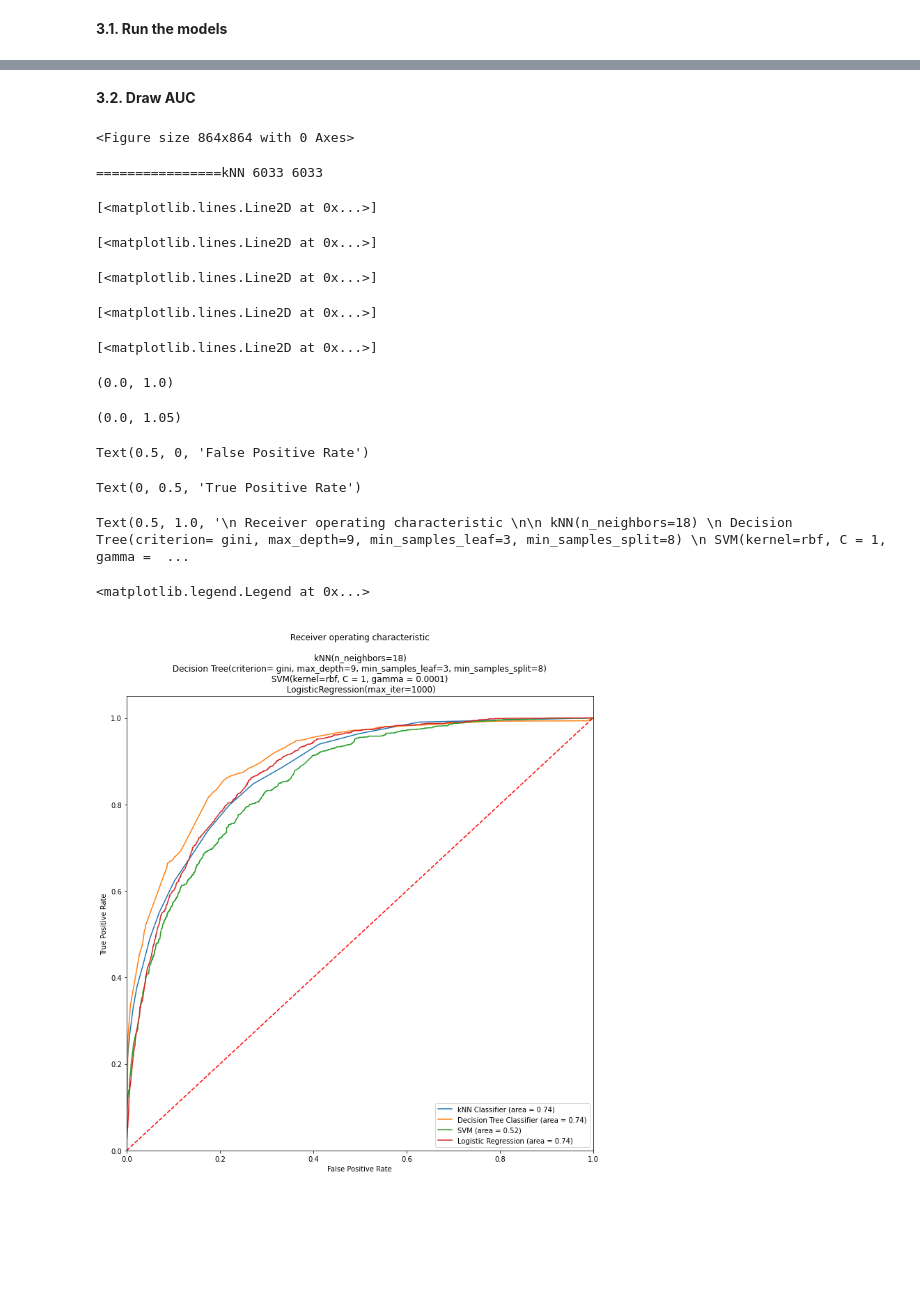
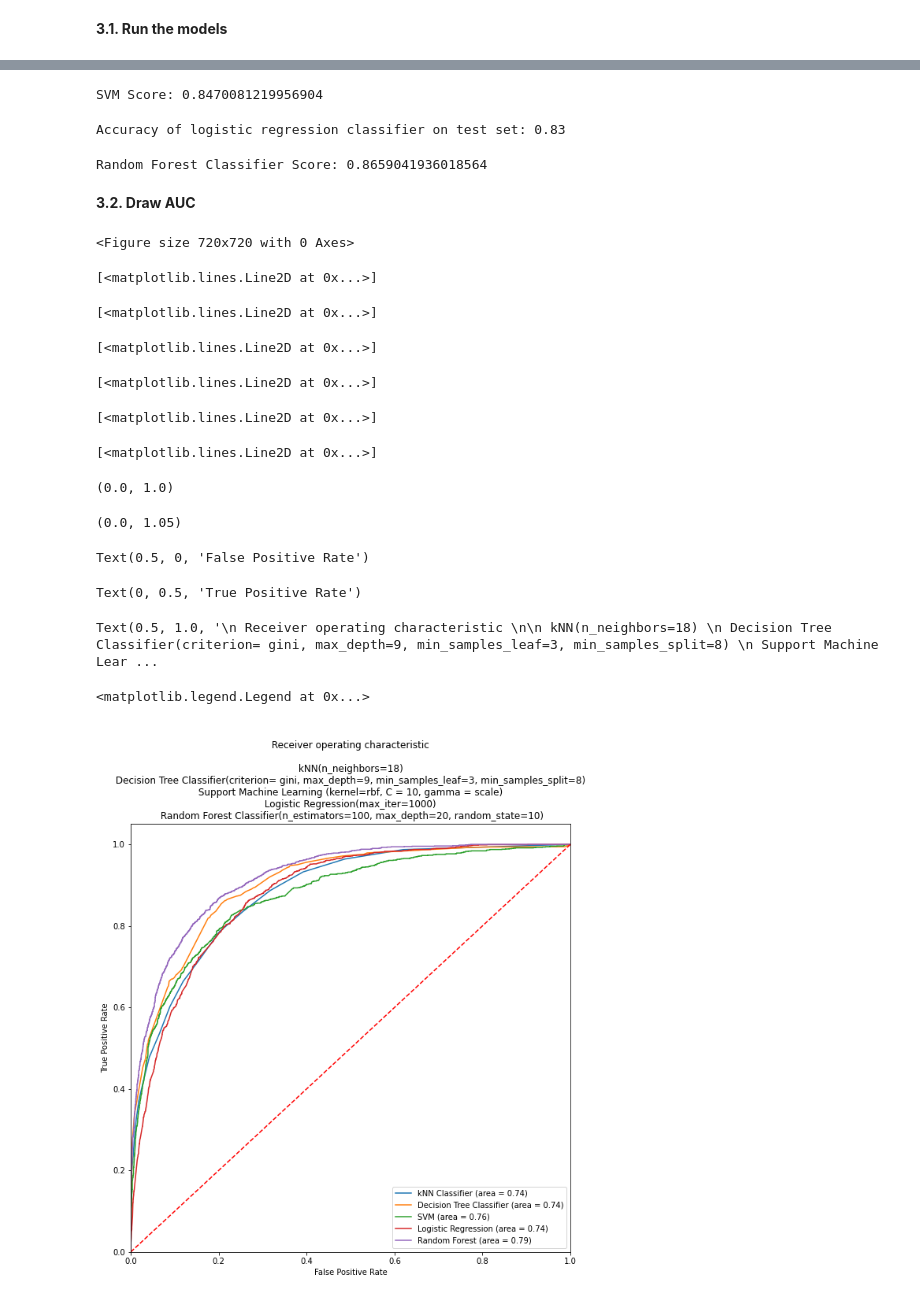
Before and after one commit to ngonhan2k5/cs-ml, a Jupyter notebook: proj1/AUC_Curve.ipynb, the cells around one changed output, grey strips where cells are left out. Drawn from its saved outputs; the diff is of its cells as text; code cells hidden in the pictures; blank space fills up the shorter version.

```diff
--- a/proj1/AUC_Curve.ipynb
+++ b/proj1/AUC_Curve.ipynb
@@ -164,9 +162,7 @@ def svm(df, test_size):
   # Spliting into 80% for training set and 20% for testing set
   X_train, x_test, Y_train, y_test = train_test_split(X, Y, test_size=test_size, random_state=42)
 
-  #Best parameters set found on development set:
-  #{'C': 1, 'gamma': 0.0001, 'kernel': 'rbf'}
-  svc_clf = SVC(kernel='rbf', C = 1, gamma = 0.0001)
+  svc_clf = SVC(kernel='rbf', C = 10, gamma = 'scale')
   svc_clf.fit(X_train, Y_train)
   score= svc_clf.score(x_test, y_test)
   print("SVM Score:", score)
@@ -220,11 +216,7 @@ def logit(df, test_size):
   y = combined['income']
 
   from sklearn.model_selection import train_test_split
-  X_train, X_test, y_train, y_test = train_test_split(X, y,
-                                                      random_state=42,
-                                                      stratify=y,
-                                                      test_size=test_size)
-
+  X_train, X_test, y_train, y_test = train_test_split(X, y, random_state=42, stratify=y,test_size=test_size)
 
   from sklearn.linear_model import LogisticRegression
   logreg = LogisticRegression(max_iter=1000)
@@ -251,15 +280,28 @@ Accuracy of logistic regression classifier on test set: 0.83
+# %%
+X_test_svm, y_test_svm, svm_clf= svm(df, test_size)
+# %% [output]
+SVM Score: 0.8470081219956904
+# %%
+X_test_logit, y_test_logit, logit_clf= logit(df, test_size)
+# %% [output]
+Accuracy of logistic regression classifier on test set: 0.83
+# %%
+X_test_rf, y_test_rf, rf_clf= random_forest(df, test_size)
+# %% [output]
+Random Forest Classifier Score: 0.8659041936018564
 # %% [markdown]
 **3.2. Draw AUC**
 # %%
 #ROC Curve
 from sklearn.metrics import roc_curve, auc, roc_auc_score
 
-plt.figure(figsize=(12, 12))
+plt.figure(figsize=(10, 10))
 
-print ("================kNN",  len(X_test_knn), len(y_test_knn))
+# print ("================kNN",  len(X_test_knn), len(y_test_knn))
 # print ("================DT",  len(X_test_dt), len(y_test_dt))
 # print ("================SVM",  len(X_test_svm), len(y_test_logit))
 # print ("================Logistic",  len(X_test_logit), len(y_test_logit))
+# print ("================Random Forest",  len(X_test_rf), len(y_test_rf))
 
 #kNN
 knn_roc_auc = roc_auc_score(y_test_knn, knn_clf.predict(X_test_knn))
@@ -275,37 +317,39 @@ plt.plot(fpr, tpr, label='Decision Tree Classifier (area = %0.2f)' % dt_roc_auc)
 svm_roc_auc = roc_auc_score(y_test_svm, svm_clf.predict(X_test_svm))
 fpr, tpr, thresholds = roc_curve(y_test_svm, svm_clf.decision_function(X_test_svm))
 plt.plot(fpr, tpr, label='SVM (area = %0.2f)' % svm_roc_auc)
 
 #Logit
 logit_roc_auc = roc_auc_score(y_test_logit, logit_clf.predict(X_test_logit))
 fpr, tpr, thresholds = roc_curve(y_test_logit, logit_clf.predict_proba(X_test_logit)[:,1])
 plt.plot(fpr, tpr, label='Logistic Regression (area = %0.2f)' % logit_roc_auc)
 
-
-
+#Random Forest
+rf_roc_auc = roc_auc_score(y_test_rf, rf_clf.predict(X_test_rf))
+fpr, tpr, thresholds = roc_curve(y_test_rf, rf_clf.predict_proba(X_test_rf)[:,1])
+plt.plot(fpr, tpr, label='Random Forest (area = %0.2f)' % rf_roc_auc)
 
 plt.plot([0, 1], [0, 1],'r--')
 plt.xlim([0.0, 1.0])
 plt.ylim([0.0, 1.05])
 plt.xlabel('False Positive Rate')
 plt.ylabel('True Positive Rate')
-title= '\n Receiver operating characteristic \n\n kNN(n_neighbors=18) \n Decision Tree(criterion= gini, max_depth=9, min_samples_leaf=3, min_samples_split=8) \n SVM(kernel=rbf, C = 1, gamma = 0.0001) \n LogisticRegression(max_iter=1000)'
+title= '\n Receiver operating characteristic \n\n kNN(n_neighbors=18) \n Decision Tree Classifier(criterion= gini, max_depth=9, min_samples_leaf=3, min_samples_split=8) \n Support Machine Learning (kernel=rbf, C = 10, gamma = scale) \n Logistic Regression(max_iter=1000) \n Random Forest Classifier(n_estimators=100, max_depth=20, random_state=10)'
 plt.title(title)
 plt.legend(loc="lower right")
 plt.savefig('dt_ROC')
 plt.show()
 # %% [output]
-<Figure size 864x864 with 0 Axes>
+<Figure size 720x720 with 0 Axes>
-================kNN 6033 6033
+[<matplotlib.lines.Line2D at 0x...>]
 [<matplotlib.lines.Line2D at 0x...>]
 [<matplotlib.lines.Line2D at 0x...>]
 [<matplotlib.lines.Line2D at 0x...>]
 [<matplotlib.lines.Line2D at 0x...>]
 [<matplotlib.lines.Line2D at 0x...>]
 (0.0, 1.0)
 (0.0, 1.05)
 Text(0.5, 0, 'False Positive Rate')
 Text(0, 0.5, 'True Positive Rate')
-Text(0.5, 1.0, '\n Receiver operating characteristic \n\n kNN(n_neighbors=18) \n Decision Tree(criterion= gini, max_depth=9, min_samples_leaf=3, min_samples_split=8) \n SVM(kernel=rbf, C = 1, gamma =  ...
+Text(0.5, 1.0, '\n Receiver operating characteristic \n\n kNN(n_neighbors=18) \n Decision Tree Classifier(criterion= gini, max_depth=9, min_samples_leaf=3, min_samples_split=8) \n Support Machine Lear ...
 <matplotlib.legend.Legend at 0x...>
-[figure, old version]
+[figure, new version]
```
Also changed, not shown: parts of 11 cells of this notebook.
